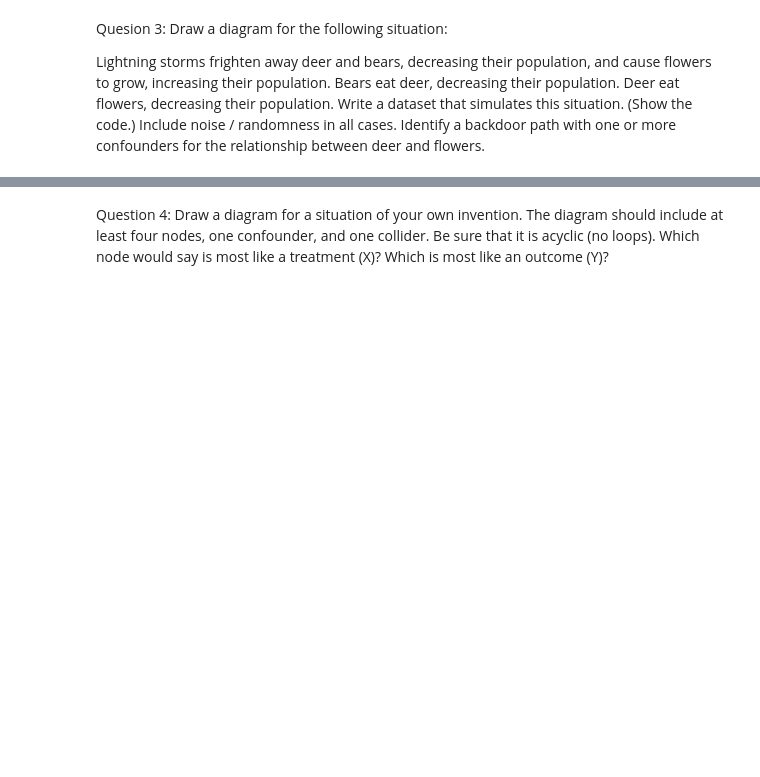
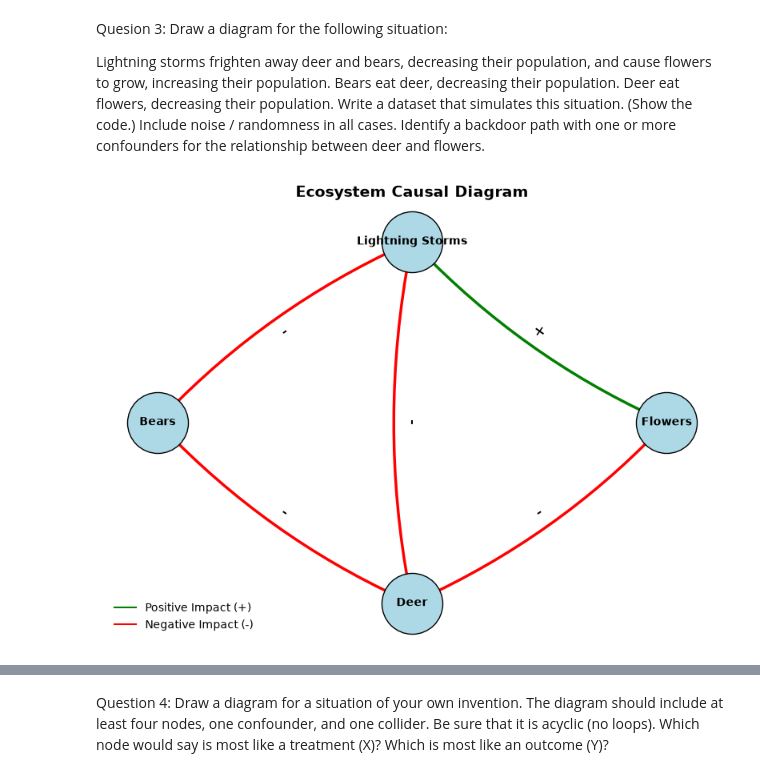
Before and after one commit to tware5-star/DX702-mod-6, a Jupyter notebook: Homework Reflection: Weeks 5-8.ipynb, the cells around one changed output, grey strips where cells are left out. Cells and saved outputs as stored; diff of their text form; code cells hidden in the pictures; blank space fills up the shorter version.

```diff
--- a/Homework Reflection: Weeks 5-8.ipynb
+++ b/Homework Reflection: Weeks 5-8.ipynb
@@ -20,3 +176,83 @@ Bears eat deer, decreasing their population.
 Deer eat flowers, decreasing their population.
 Write a dataset that simulates this situation.  (Show the code.) Include noise / randomness in all cases.
 Identify a backdoor path with one or more confounders for the relationship between deer and flowers.
+# %%
+# Initialize a directed graph
+G = nx.DiGraph()
+
+# Add nodes representing our ecosystem elements
+nodes = ["Lightning Storms", "Bears", "Deer", "Flowers"]
+G.add_nodes_from(nodes)
+
+# Add edges with specific relationship types (positive/negative)
+# format: (source, target, effect_type, label)
+edges = [
+    ("Lightning Storms", "Bears", "negative", "-"),
+    ("Lightning Storms", "Deer", "negative", "-"),
+    ("Lightning Storms", "Flowers", "positive", "+"),
+    ("Bears", "Deer", "negative", "-"),
+    ("Deer", "Flowers", "negative", "-"),
+]
+
+for src, dst, effect, label in edges:
+    G.add_edge(src, dst, effect=effect, label=label)
+
+# Define layout for clean spacing
+pos = {
+    "Lightning Storms": (0, 1),
+    "Bears": (-1, 0),
+    "Deer": (0, -1),
+    "Flowers": (1, 0),
+}
+
+# Set up the plot appearance
+plt.figure(figsize=(8, 6))
+plt.title("Ecosystem Causal Diagram", fontsize=14, fontweight="bold")
+
+# Draw the nodes
+nx.draw_networkx_nodes(
+    G, pos, node_size=3000, node_color="lightblue", edgecolors="black"
+)
+nx.draw_networkx_labels(G, pos, font_size=10, font_weight="bold")
+
+# Separate edges by effect to color them differently
+pos_edges = [(u, v) for u, v, d in G.edges(data=True) if d["effect"] == "positive"]
+neg_edges = [(u, v) for u, v, d in G.edges(data=True) if d["effect"] == "negative"]
+
+# Draw positive relationships (Green)
+nx.draw_networkx_edges(
+    G,
+    pos,
+    edgelist=pos_edges,
+    edge_color="green",
+    arrowsize=20,
+    width=2.5,
+    connectionstyle="arc3,rad=0.1",
+)
+
+# Draw negative relationships (Red)
+nx.draw_networkx_edges(
+    G,
+    pos,
+    edgelist=neg_edges,
+    edge_color="red",
+    arrowsize=20,
+    width=2.5,
+    connectionstyle="arc3,rad=0.1",
+)
+
+# Draw the +/- labels on the arrows
+edge_labels = nx.get_edge_attributes(G, "label")
+nx.draw_networkx_edge_labels(G, pos, edge_labels=edge_labels, font_size=14)
+
+# Add a mini legend
+plt.plot([], [], color='green', label='Positive Impact (+)')
+plt.plot([], [], color='red', label='Negative Impact (-)')
+plt.legend(loc="lower left", frameon=True, facecolor="white", edgecolor="none")
+
+# Turn off the axis and display
+plt.axis("off")
+plt.tight_layout()
+plt.show()
+# %% [output]
+[figure, added]
```
Also changed, not shown: parts of 17 cells of this notebook.
